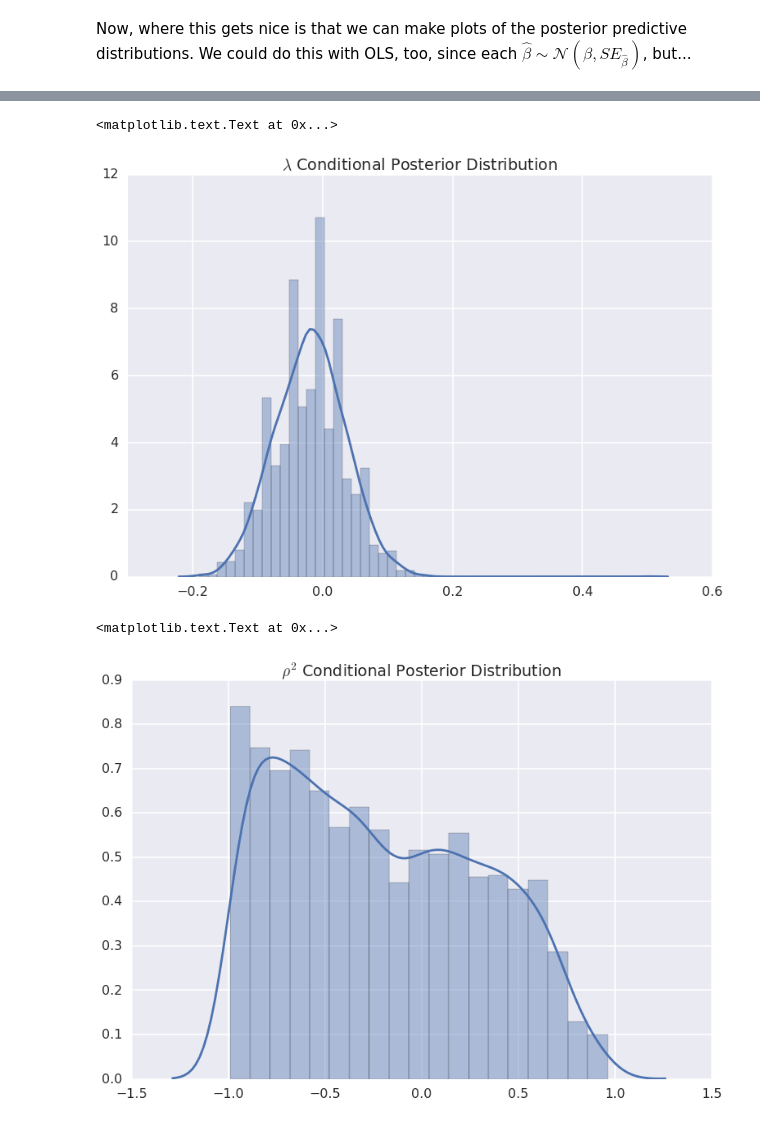
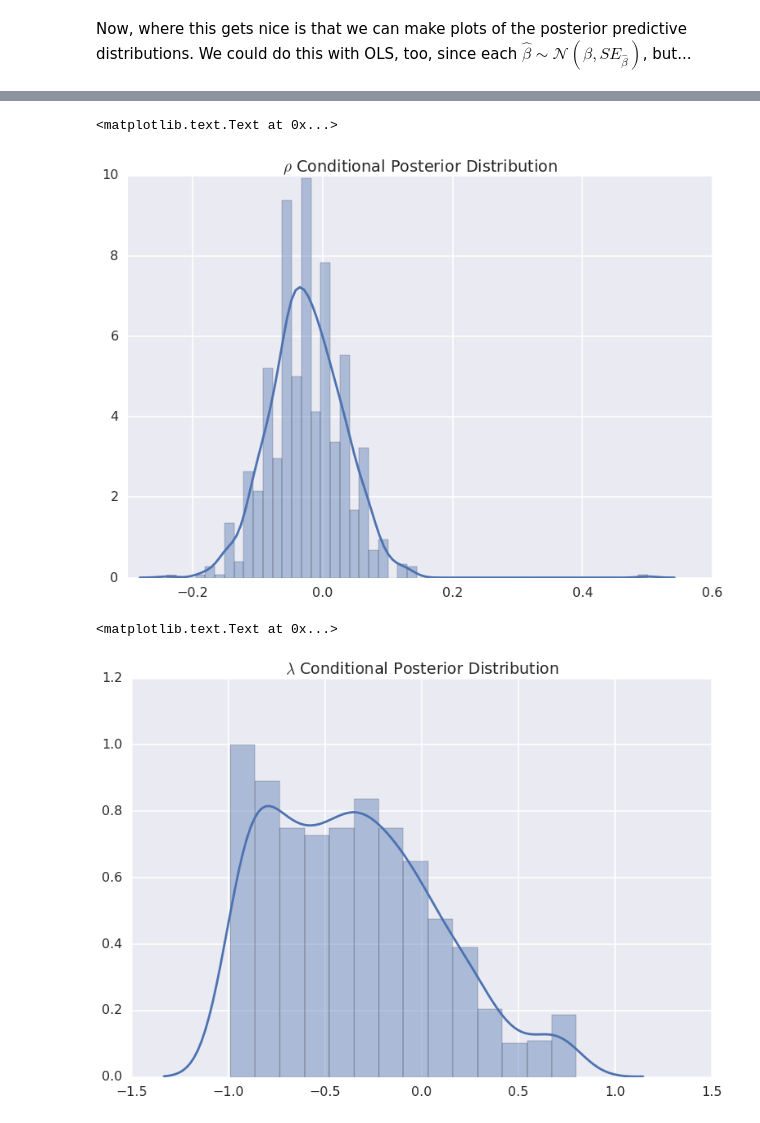
Before and after one commit to pysal/spvcm, a Jupyter notebook: hsar_userclass.ipynb, the cells around one changed output, grey strips where cells are left out. Drawn from its saved outputs; the diff is of its cells as text; code cells hidden in the pictures.

```diff
--- a/hsar_userclass.ipynb
+++ b/hsar_userclass.ipynb
@@ -137,2 +144,3 @@ plt.title('$\\rho^2$ Conditional Posterior Distribution')
 # %%
-dhchol = hlm.HSAR(y,X,W,M,membership=membership, cycles=5000)
+dhchol = hlm.HSAR(y,X,W,M,membership=membership,
+                  effect_method='chol', n_samples=0)
@@ -157,12 +173,12 @@ plt.title('$\\sigma_u^2$ Conditional Posterior Distribution')
 # %%
 sns.distplot(np.vstack(dhchol.trace.Rho))
-plt.title('$\\lambda$ Conditional Posterior Distribution')
+plt.title('$\\rho$ Conditional Posterior Distribution')
 # %% [output]
 <matplotlib.text.Text at 0x...>
-[figure, old version]
+[figure, new version]
 # %%
 sns.distplot(np.vstack(dhchol.trace.Lambda))
-plt.title('$\\rho^2$ Conditional Posterior Distribution')
+plt.title('$\\lambda$ Conditional Posterior Distribution')
 # %% [output]
 <matplotlib.text.Text at 0x...>
-[figure, old version]
+[figure, new version]
```
Also changed, not shown: parts of 21 cells of this notebook, 4 other files.
